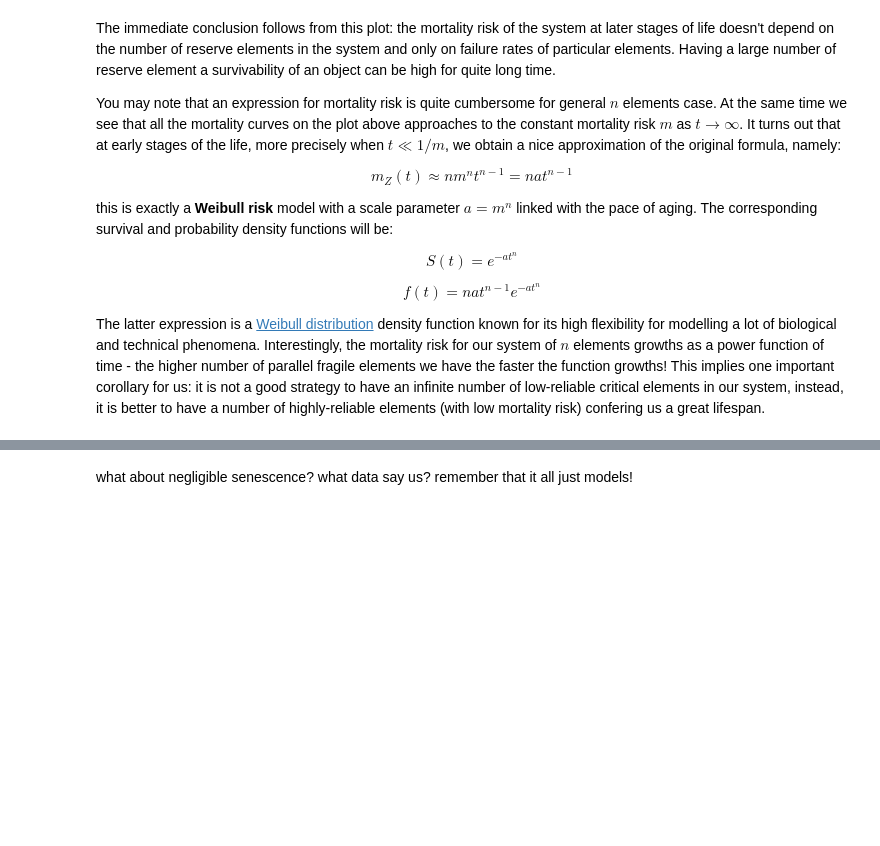
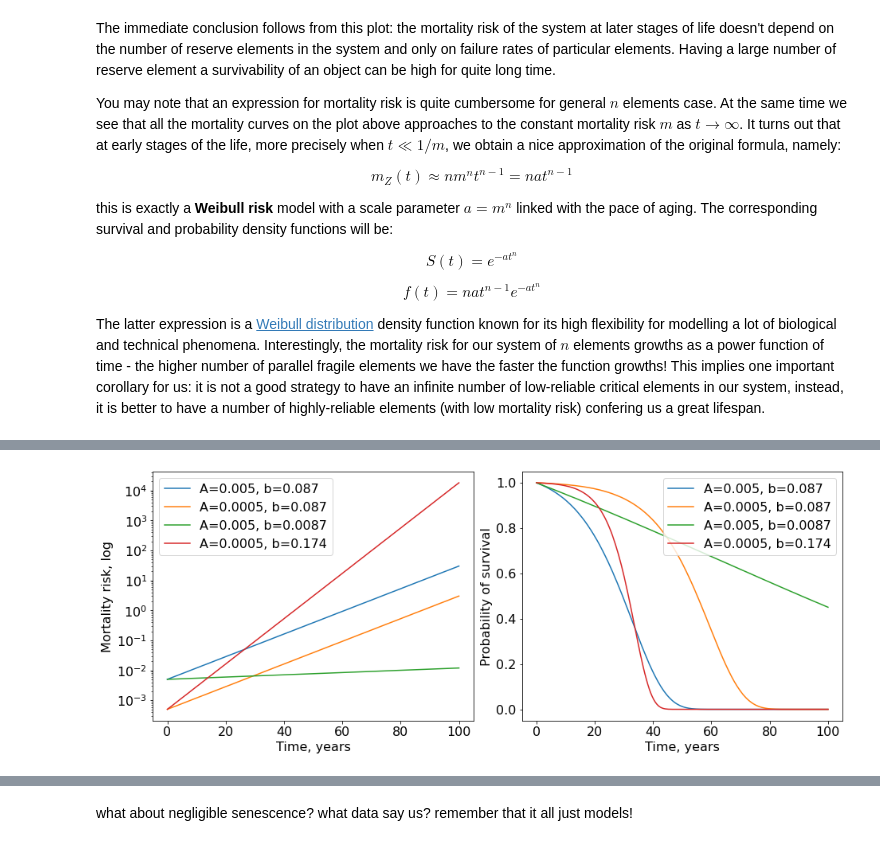
Before and after one commit to ComputationalAgingLab/computational_aging_course, a Jupyter notebook: stat/hazard_models.ipynb, the cells around one changed output, grey strips where cells are left out. Drawn from its saved outputs; the diff is of its cells as text; code cells hidden in the pictures; blank space fills up the shorter version.

```diff
--- a/stat/hazard_models.ipynb
+++ b/stat/hazard_models.ipynb
@@ -265,0 +287,29 @@ $$ m(t) = Ae^{-bt} $$
+# %%
+t = np.linspace(0, 100, 200)
+A1, b1 = (0.005, 0.087)
+A2, b2 = (0.0005, 0.087)
+A3, b3 = (0.005, 0.0087)
+A4, b4 = (0.0005, 0.174)
+
+SZ = lambda A, b: np.exp(-A / b * (np.exp(b * t) - 1))
+mZ = lambda A, b: A * np.exp(b * t)
+
+fig, ax = plt.subplots(1, 2, figsize=(13, 5), constrained_layout=True)
+
+ax[0].semilogy(t, mZ(A1, b1), label=f'A={A1}, b={b1}')
+ax[0].semilogy(t, mZ(A2, b2), label=f'A={A2}, b={b2}')
+ax[0].semilogy(t, mZ(A3, b3), label=f'A={A3}, b={b3}')
+ax[0].semilogy(t, mZ(A4, b4), label=f'A={A4}, b={b4}')
+ax[0].legend()
+ax[0].set_xlabel('Time, years')
+ax[0].set_ylabel('Mortality risk, log');
+
+ax[1].plot(t, SZ(A1, b1), label=f'A={A1}, b={b1}')
+ax[1].plot(t, SZ(A2, b2), label=f'A={A2}, b={b2}')
+ax[1].plot(t, SZ(A3, b3), label=f'A={A3}, b={b3}')
+ax[1].plot(t, SZ(A4, b4), label=f'A={A4}, b={b4}')
+ax[1].legend()
+ax[1].set_xlabel('Time, years')
+ax[1].set_ylabel('Probability of survival');
+# %% [output]
+[figure, added]
```
Also changed, not shown: parts of 27 cells of this notebook, 1 other file.
